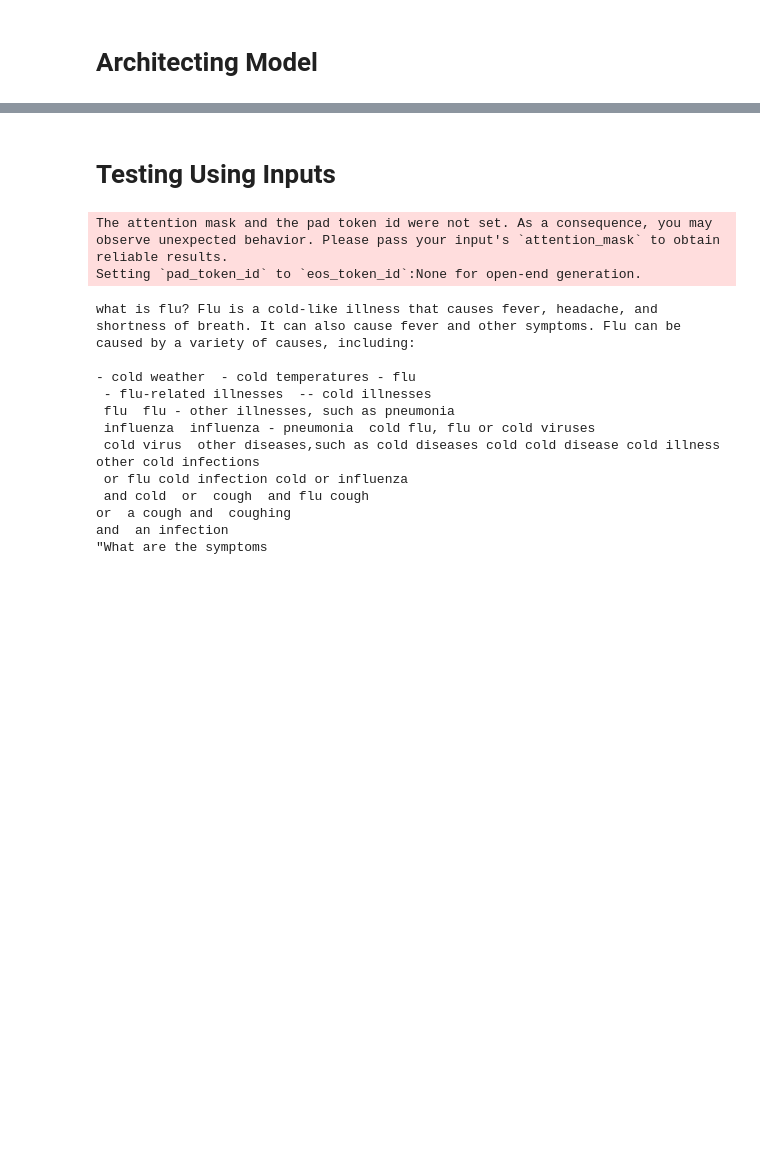
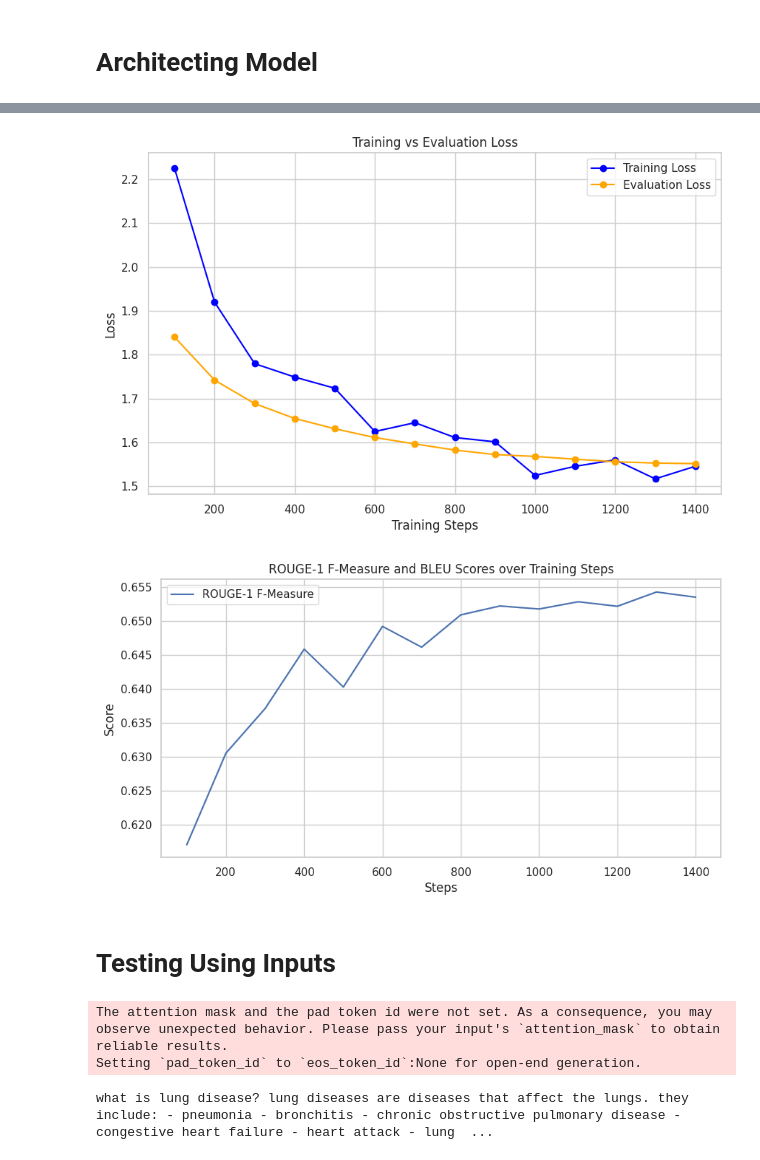
Before and after one commit to Capstone-Bangkit-Healthcare-Chatbot/Chatbot-bangkit, a Jupyter notebook: Testing Model/Testing using GPT-2/gpt2-model.ipynb, the cells around one changed output, grey strips where cells are left out. Drawn from its saved outputs; the diff is of its cells as text; code cells hidden in the pictures; blank space fills up the shorter version.

```diff
--- a/Testing Model/Testing using GPT-2/gpt2-model.ipynb
+++ b/Testing Model/Testing using GPT-2/gpt2-model.ipynb
@@ -179,11 +420,47 @@ Model and tokenizer saved successfully.
+# %%
+train_loss = []
+eval_loss = []
+steps = []
+eval_steps = []
+for log in log_history:
+    if "loss" in log:
+        train_loss.append(log["loss"])
+        steps.append(log["step"])
+    if "eval_loss" in log:
+        eval_loss.append(log["eval_loss"])
+        eval_steps.append(log["step"])
+plt.figure(figsize=(10, 6))
+plt.plot(steps, train_loss, label="Training Loss", color="blue", marker="o")
+plt.plot(steps[:len(eval_loss)], eval_loss, label="Evaluation Loss", color="orange", marker="o")
+plt.xlabel("Training Steps")
+plt.ylabel("Loss")
+plt.title("Training vs Evaluation Loss")
+plt.legend()
+plt.grid(True)
+plt.show()
+# Load the metrics_logs.csv file
+metrics_df = pd.read_csv('/kaggle/working/log_metrics.csv')
+
+# Set the style of the plots
+sns.set(style="whitegrid")
+
+# Create a line plot for rouge1_fmeasure
+plt.figure(figsize=(10, 5))
+sns.lineplot(x='step', y='rouge1_fmeasure', data=metrics_df, label='ROUGE-1 F-Measure')
+plt.xlabel('Steps')
+plt.ylabel('Score')
+plt.title('ROUGE-1 F-Measure and BLEU Scores over Training Steps')
+plt.legend()
+plt.show()
+# %% [output]
+[figure, added]
+[figure, added]
 # %% [markdown]
 # Testing Using Inputs
 # %%
-from transformers import GPT2LMHeadModel, GPT2Tokenizer
-
 # Load the fine-tuned model and tokenizer
-model = GPT2LMHeadModel.from_pretrained('/kaggle/working/chatbot_model.h5')
-tokenizer = GPT2Tokenizer.from_pretrained('/kaggle/working/chatbot_model.h5')
+model = GPT2LMHeadModel.from_pretrained('/kaggle/working/chatbot_model')
+tokenizer = GPT2Tokenizer.from_pretrained('/kaggle/working/chatbot_model')
 
 # Function to generate chatbot response
 def generate_response(prompt):
@@ -193,21 +470,10 @@ def generate_response(prompt):
     return response
 
 # Example usage
-prompt = "what is flu?"
+prompt = "what is lung disease?"
 response = generate_response(prompt)
 print(response)
 # %% [output]
 The attention mask and the pad token id were not set. As a consequence, you may observe unexpected behavior. Please pass your input's `attention_mask` to obtain reliable results.
 Setting `pad_token_id` to `eos_token_id`:None for open-end generation.
-what is flu? Flu is a cold-like illness that causes fever, headache, and shortness of breath. It can also cause fever and other symptoms. Flu can be caused by a variety of causes, including:
-
-- cold weather  - cold temperatures - flu
- - flu-related illnesses  -- cold illnesses
- flu  flu - other illnesses, such as pneumonia
- influenza  influenza - pneumonia  cold flu, flu or cold viruses
- cold virus  other diseases,such as cold diseases cold cold disease cold illness other cold infections
- or flu cold infection cold or influenza
- and cold  or  cough  and flu cough
-or  a cough and  coughing
-and  an infection
-"What are the symptoms
+what is lung disease? lung diseases are diseases that affect the lungs. they include: - pneumonia - bronchitis - chronic obstructive pulmonary disease - congestive heart failure - heart attack - lung  ...
```
Also changed, not shown: parts of 7 cells of this notebook, 1 other file.
